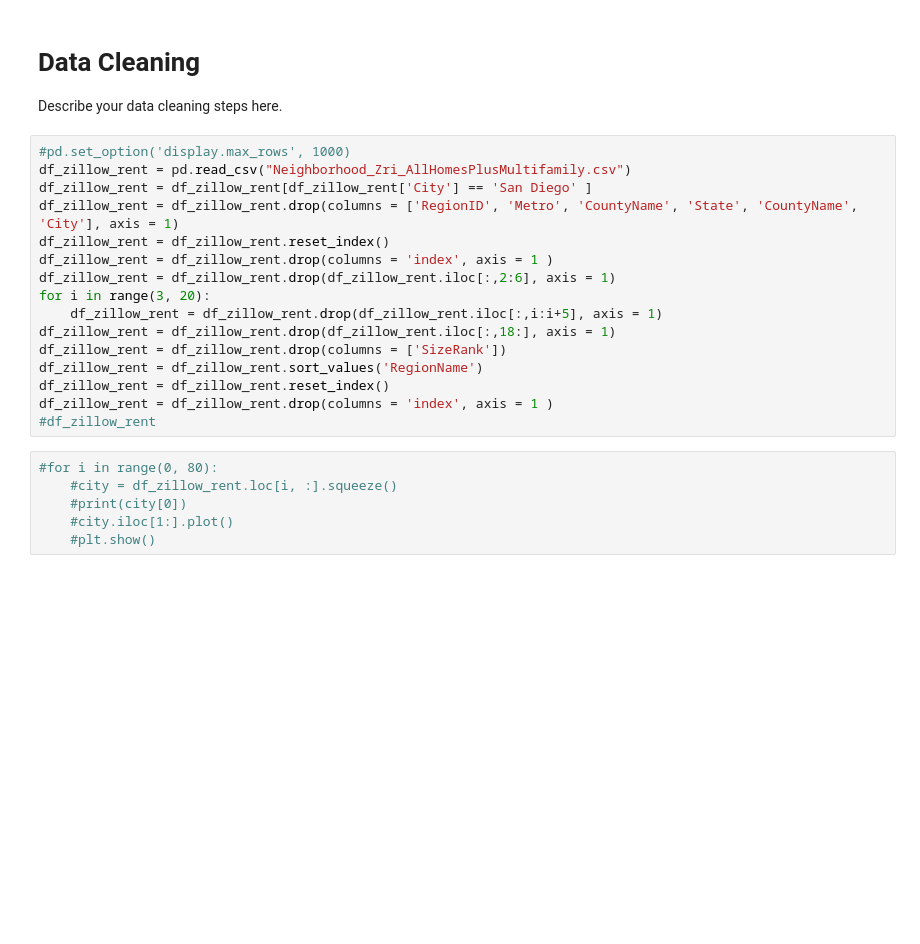
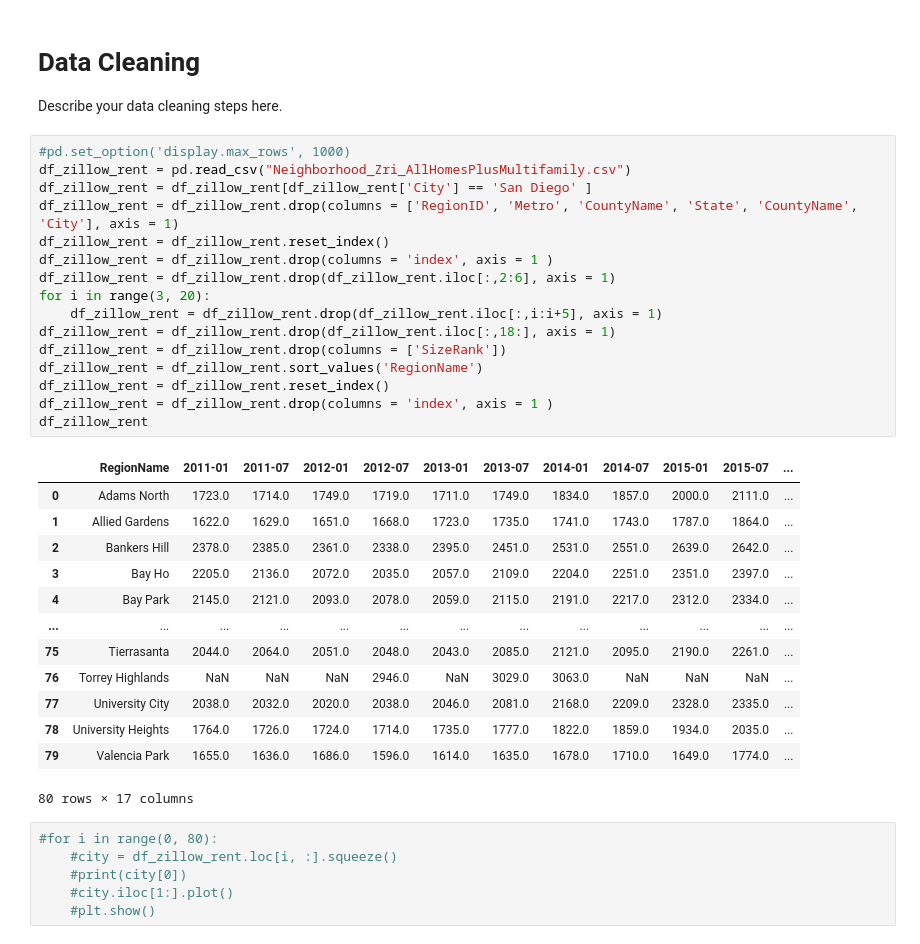
Before and after one commit to aaronaher619/COGS-108-Final-Project, a Jupyter notebook: Final_Project.ipynb, the cells around one changed output. Cells and saved outputs as stored; diff of their text form; blank space fills up the shorter version.

```diff
--- a/Final_Project.ipynb
+++ b/Final_Project.ipynb
@@ -90,19 +90,33 @@ Describe your data cleaning steps here.
 # %%
 #pd.set_option('display.max_rows', 1000)
 df_zillow_rent = pd.read_csv("Neighborhood_Zri_AllHomesPlusMultifamily.csv")
 df_zillow_rent = df_zillow_rent[df_zillow_rent['City'] == 'San Diego' ]
 df_zillow_rent = df_zillow_rent.drop(columns = ['RegionID', 'Metro', 'CountyName', 'State', 'CountyName', 'City'], axis = 1)
 df_zillow_rent = df_zillow_rent.reset_index()
 df_zillow_rent = df_zillow_rent.drop(columns = 'index', axis = 1 )
 df_zillow_rent = df_zillow_rent.drop(df_zillow_rent.iloc[:,2:6], axis = 1)
 for i in range(3, 20):
     df_zillow_rent = df_zillow_rent.drop(df_zillow_rent.iloc[:,i:i+5], axis = 1)
 df_zillow_rent = df_zillow_rent.drop(df_zillow_rent.iloc[:,18:], axis = 1)
 df_zillow_rent = df_zillow_rent.drop(columns = ['SizeRank'])
 df_zillow_rent = df_zillow_rent.sort_values('RegionName')
 df_zillow_rent = df_zillow_rent.reset_index()
 df_zillow_rent = df_zillow_rent.drop(columns = 'index', axis = 1 )
-#df_zillow_rent
+df_zillow_rent
+# %% [output]
+|  | RegionName | 2011-01 | 2011-07 | 2012-01 | 2012-07 | 2013-01 | 2013-07 | 2014-01 | 2014-07 | 2015-01 | 2015-07 | ... |
+| 0 | Adams North | 1723.0 | 1714.0 | 1749.0 | 1719.0 | 1711.0 | 1749.0 | 1834.0 | 1857.0 | 2000.0 | 2111.0 | ... |
+| 1 | Allied Gardens | 1622.0 | 1629.0 | 1651.0 | 1668.0 | 1723.0 | 1735.0 | 1741.0 | 1743.0 | 1787.0 | 1864.0 | ... |
+| 2 | Bankers Hill | 2378.0 | 2385.0 | 2361.0 | 2338.0 | 2395.0 | 2451.0 | 2531.0 | 2551.0 | 2639.0 | 2642.0 | ... |
+| 3 | Bay Ho | 2205.0 | 2136.0 | 2072.0 | 2035.0 | 2057.0 | 2109.0 | 2204.0 | 2251.0 | 2351.0 | 2397.0 | ... |
+| 4 | Bay Park | 2145.0 | 2121.0 | 2093.0 | 2078.0 | 2059.0 | 2115.0 | 2191.0 | 2217.0 | 2312.0 | 2334.0 | ... |
+| ... | ... | ... | ... | ... | ... | ... | ... | ... | ... | ... | ... | ... |
+| 75 | Tierrasanta | 2044.0 | 2064.0 | 2051.0 | 2048.0 | 2043.0 | 2085.0 | 2121.0 | 2095.0 | 2190.0 | 2261.0 | ... |
+| 76 | Torrey Highlands | NaN | NaN | NaN | 2946.0 | NaN | 3029.0 | 3063.0 | NaN | NaN | NaN | ... |
+| 77 | University City | 2038.0 | 2032.0 | 2020.0 | 2038.0 | 2046.0 | 2081.0 | 2168.0 | 2209.0 | 2328.0 | 2335.0 | ... |
+| 78 | University Heights | 1764.0 | 1726.0 | 1724.0 | 1714.0 | 1735.0 | 1777.0 | 1822.0 | 1859.0 | 1934.0 | 2035.0 | ... |
+| 79 | Valencia Park | 1655.0 | 1636.0 | 1686.0 | 1596.0 | 1614.0 | 1635.0 | 1678.0 | 1710.0 | 1649.0 | 1774.0 | ... |
+80 rows × 17 columns
 # %%
 #for i in range(0, 80):
     #city = df_zillow_rent.loc[i, :].squeeze()
```
Also changed, not shown: parts of 4 cells of this notebook.
